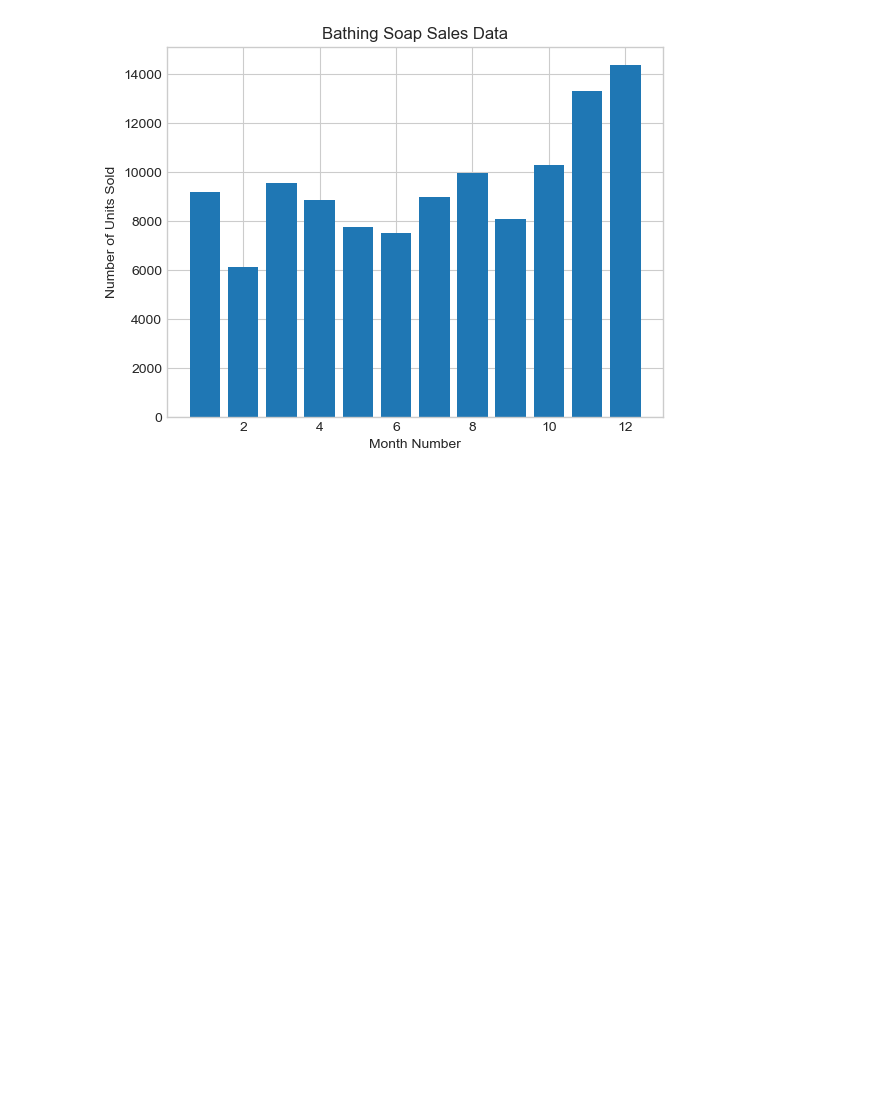
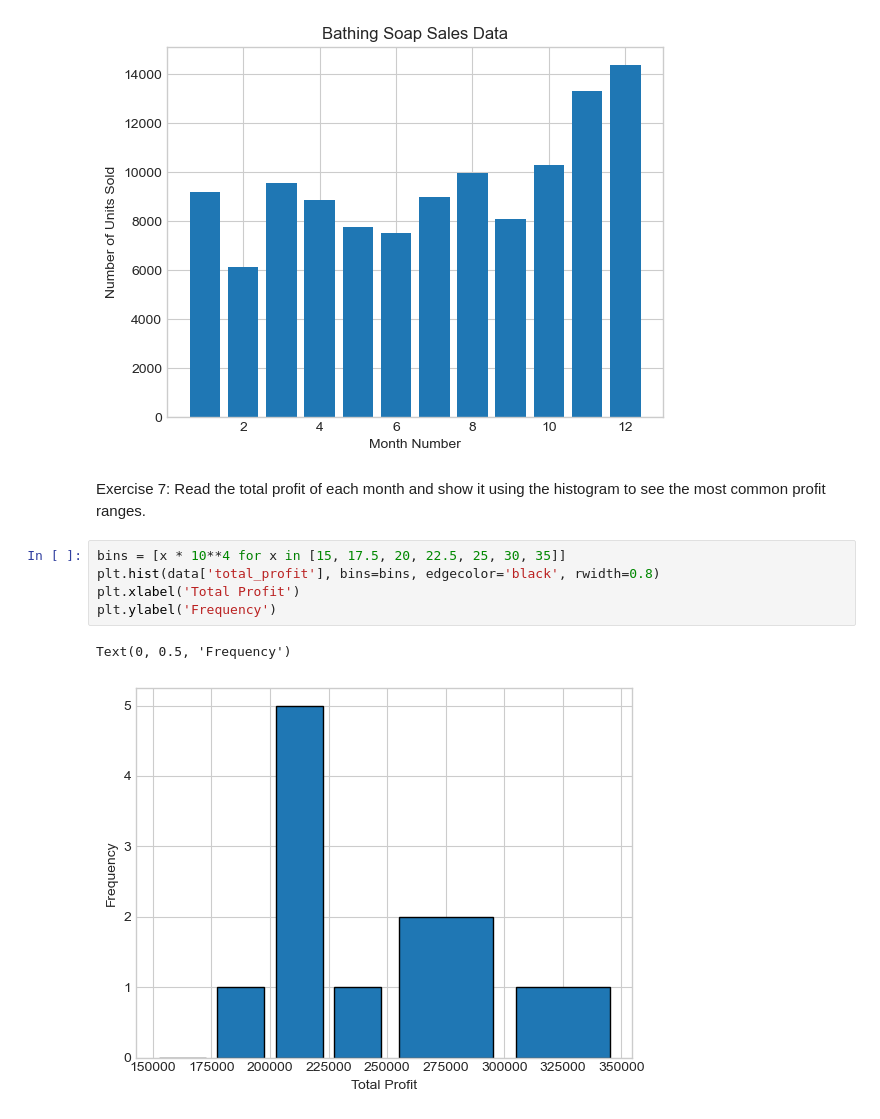
Before and after one commit to availe/CSC-245, a Jupyter notebook: lab6.ipynb, the cells around one changed output. Cells and saved outputs as stored; diff of their text form; blank space fills up the shorter version.

```diff
--- a/lab6.ipynb
+++ b/lab6.ipynb
@@ -74,3 +74,13 @@ plt.title('Bathing Soap Sales Data')
 # %% [output]
 Text(0.5, 1.0, 'Bathing Soap Sales Data')
 [figure]
+# %% [markdown]
+Exercise 7: Read the total profit of each month and show it using the histogram to see the most common profit ranges.
+# %%
+bins = [x * 10**4 for x in [15, 17.5, 20, 22.5, 25, 30, 35]]
+plt.hist(data['total_profit'], bins=bins, edgecolor='black', rwidth=0.8)
+plt.xlabel('Total Profit')
+plt.ylabel('Frequency')
+# %% [output]
+Text(0, 0.5, 'Frequency')
+[figure, added]
```
